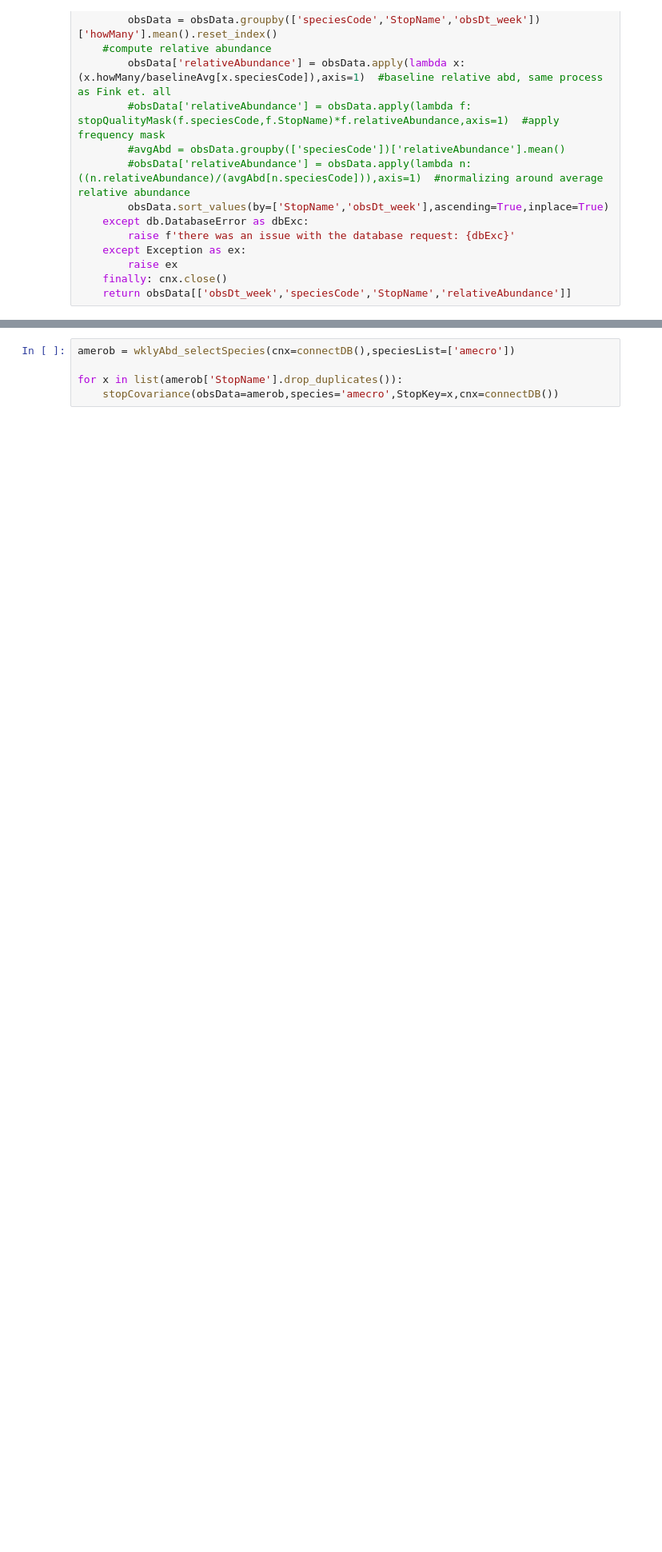
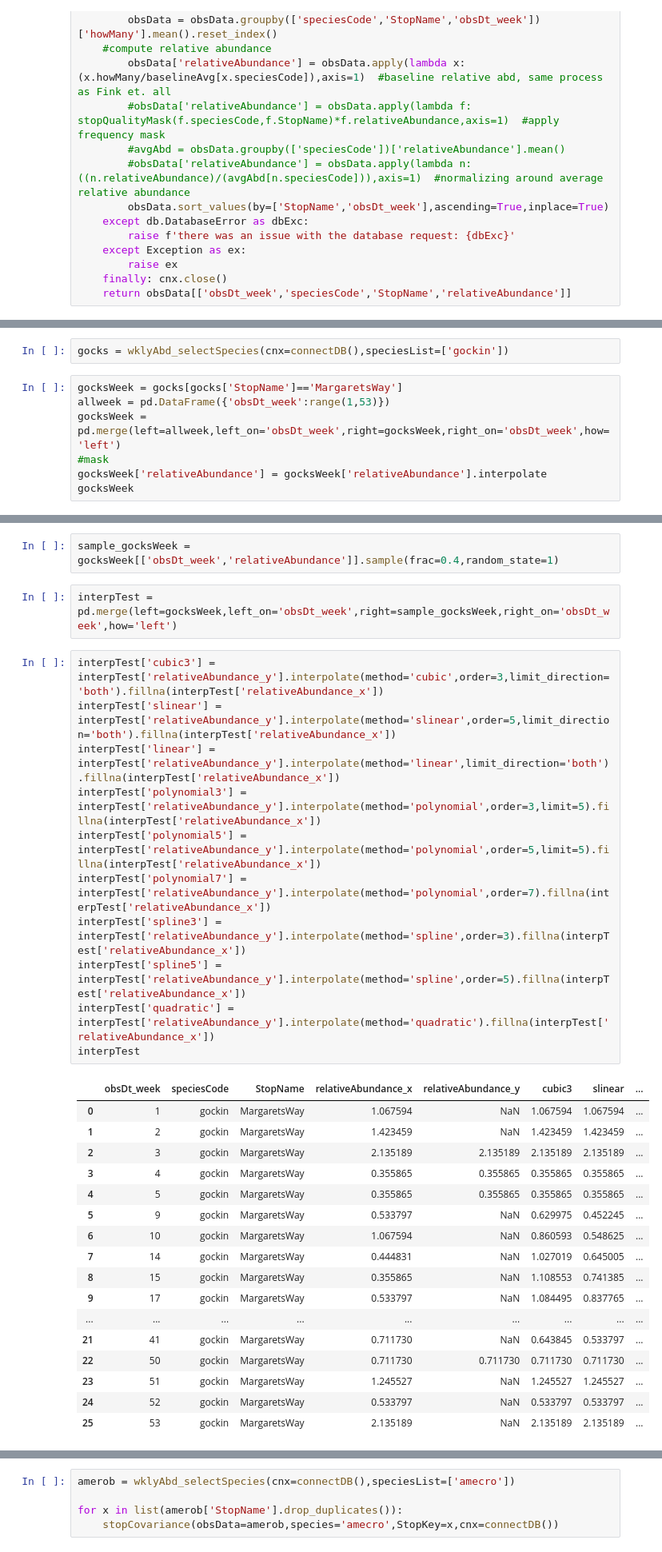
Before and after one commit to Tanag3r/trailheadDirect_birds, a Jupyter notebook: neuralSetup_analysis.ipynb, the cells around one changed output, grey strips where cells are left out. Shown at 80% size. Drawn from its saved outputs; the diff is of its cells as text; blank space fills up the shorter version.

Commit message:
developing interpolation testing function

```diff
--- a/neuralSetup_analysis.ipynb
+++ b/neuralSetup_analysis.ipynb
@@ -129,0 +132,9 @@ def wklyAbd_selectSpecies(cnx,speciesList: list):
+# %%
+gocks = wklyAbd_selectSpecies(cnx=connectDB(),speciesList=['gockin'])
+# %%
+gocksWeek = gocks[gocks['StopName']=='MargaretsWay']
+allweek = pd.DataFrame({'obsDt_week':range(1,53)})
+gocksWeek = pd.merge(left=allweek,left_on='obsDt_week',right=gocksWeek,right_on='obsDt_week',how='left')
+#mask
+gocksWeek['relativeAbundance'] = gocksWeek['relativeAbundance'].interpolate
+gocksWeek
@@ -129,0 +159,33 @@ def wklyAbd_selectSpecies(cnx,speciesList: list):
+# %%
+sample_gocksWeek = gocksWeek[['obsDt_week','relativeAbundance']].sample(frac=0.4,random_state=1)
+# %%
+interpTest = pd.merge(left=gocksWeek,left_on='obsDt_week',right=sample_gocksWeek,right_on='obsDt_week',how='left')
+# %%
+interpTest['cubic3'] = interpTest['relativeAbundance_y'].interpolate(method='cubic',order=3,limit_direction='both').fillna(interpTest['relativeAbundance_x'])
+interpTest['slinear'] = interpTest['relativeAbundance_y'].interpolate(method='slinear',order=5,limit_direction='both').fillna(interpTest['relativeAbundance_x'])
+interpTest['linear'] = interpTest['relativeAbundance_y'].interpolate(method='linear',limit_direction='both').fillna(interpTest['relativeAbundance_x'])
+interpTest['polynomial3'] = interpTest['relativeAbundance_y'].interpolate(method='polynomial',order=3,limit=5).fillna(interpTest['relativeAbundance_x'])
+interpTest['polynomial5'] = interpTest['relativeAbundance_y'].interpolate(method='polynomial',order=5,limit=5).fillna(interpTest['relativeAbundance_x'])
+interpTest['polynomial7'] = interpTest['relativeAbundance_y'].interpolate(method='polynomial',order=7).fillna(interpTest['relativeAbundance_x'])
+interpTest['spline3'] = interpTest['relativeAbundance_y'].interpolate(method='spline',order=3).fillna(interpTest['relativeAbundance_x'])
+interpTest['spline5'] = interpTest['relativeAbundance_y'].interpolate(method='spline',order=5).fillna(interpTest['relativeAbundance_x'])
+interpTest['quadratic'] = interpTest['relativeAbundance_y'].interpolate(method='quadratic').fillna(interpTest['relativeAbundance_x'])
+interpTest
+# %% [output]
+|  | obsDt_week | speciesCode | StopName | relativeAbundance_x | relativeAbundance_y | cubic3 | slinear | ... |
+| 0 | 1 | gockin | MargaretsWay | 1.067594 | NaN | 1.067594 | 1.067594 | ... |
+| 1 | 2 | gockin | MargaretsWay | 1.423459 | NaN | 1.423459 | 1.423459 | ... |
+| 2 | 3 | gockin | MargaretsWay | 2.135189 | 2.135189 | 2.135189 | 2.135189 | ... |
+| 3 | 4 | gockin | MargaretsWay | 0.355865 | 0.355865 | 0.355865 | 0.355865 | ... |
+| 4 | 5 | gockin | MargaretsWay | 0.355865 | 0.355865 | 0.355865 | 0.355865 | ... |
+| 5 | 9 | gockin | MargaretsWay | 0.533797 | NaN | 0.629975 | 0.452245 | ... |
+| 6 | 10 | gockin | MargaretsWay | 1.067594 | NaN | 0.860593 | 0.548625 | ... |
+| 7 | 14 | gockin | MargaretsWay | 0.444831 | NaN | 1.027019 | 0.645005 | ... |
+| 8 | 15 | gockin | MargaretsWay | 0.355865 | NaN | 1.108553 | 0.741385 | ... |
+| 9 | 17 | gockin | MargaretsWay | 0.533797 | NaN | 1.084495 | 0.837765 | ... |
+| ... | ... | ... | ... | ... | ... | ... | ... | ... |
+| 21 | 41 | gockin | MargaretsWay | 0.711730 | NaN | 0.643845 | 0.533797 | ... |
+| 22 | 50 | gockin | MargaretsWay | 0.711730 | 0.711730 | 0.711730 | 0.711730 | ... |
+| 23 | 51 | gockin | MargaretsWay | 1.245527 | NaN | 1.245527 | 1.245527 | ... |
+| 24 | 52 | gockin | MargaretsWay | 0.533797 | NaN | 0.533797 | 0.533797 | ... |
+| 25 | 53 | gockin | MargaretsWay | 2.135189 | NaN | 2.135189 | 2.135189 | ... |
```
Also changed, not shown: parts of 6 cells of this notebook.
